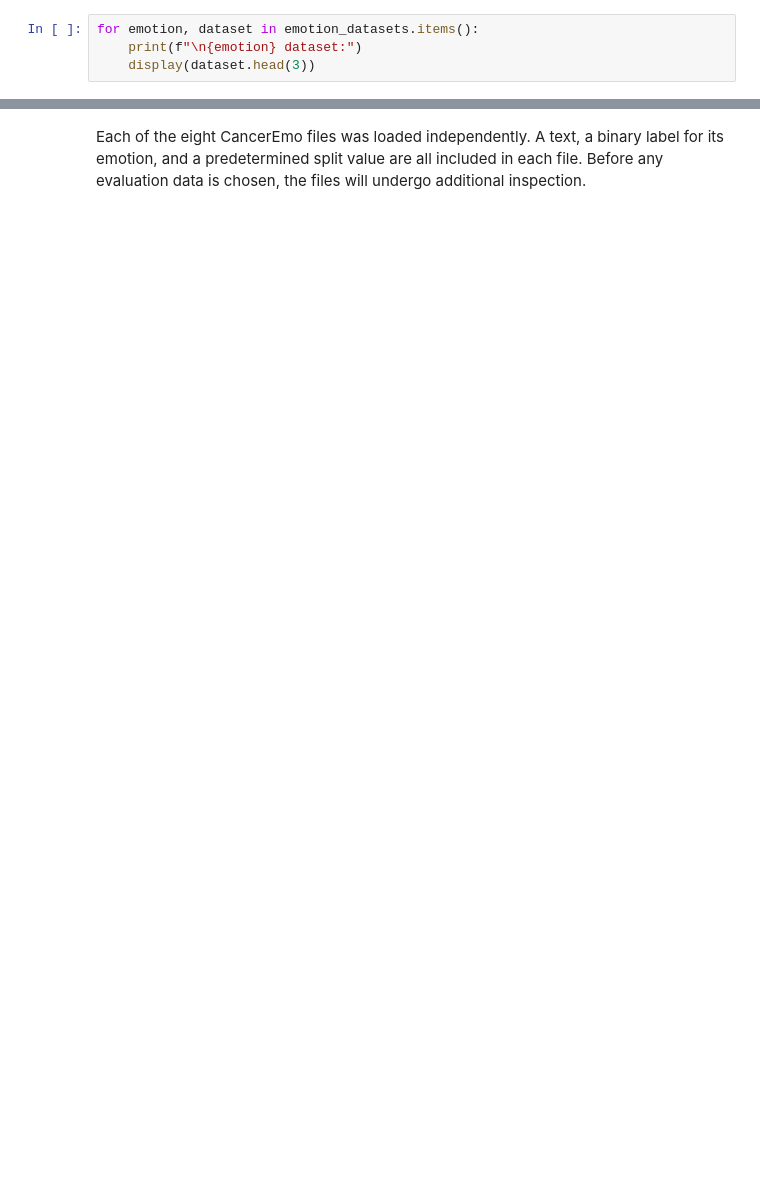
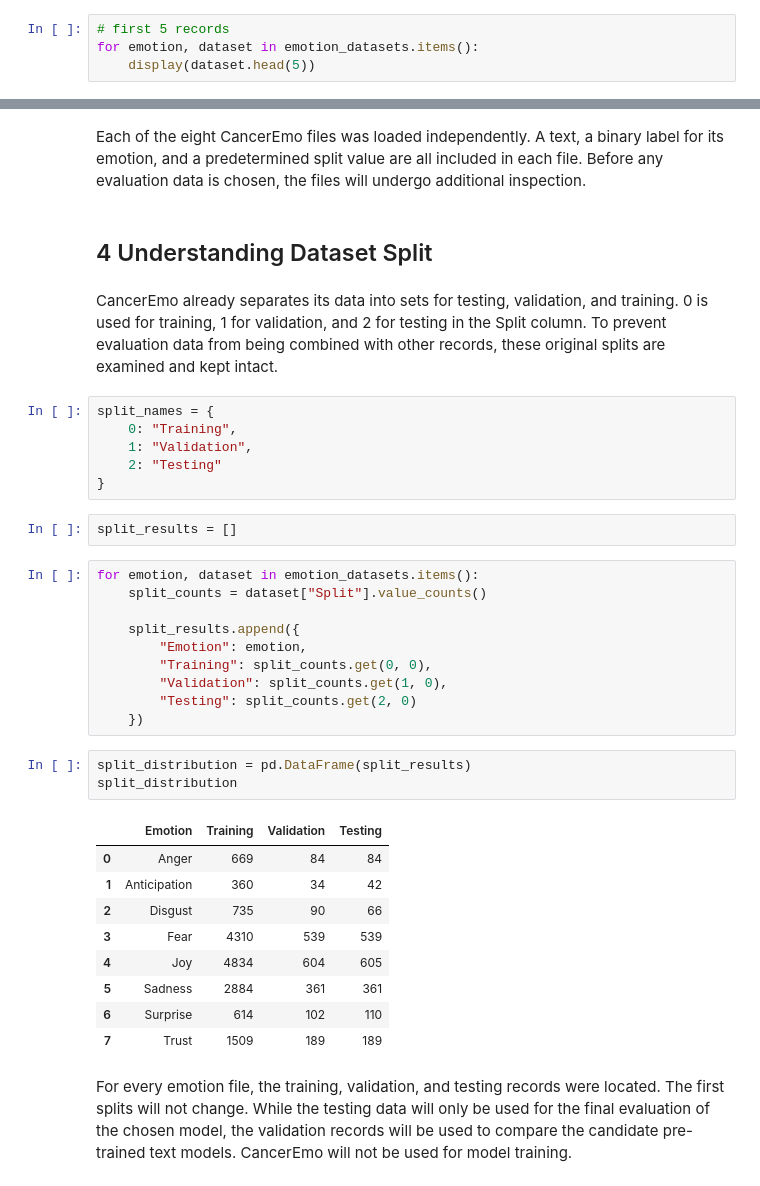
Before and after one commit to SubathraSIM/CM3020_Final_Year_Project, a Jupyter notebook: notebooks/dataset_exploration/canceremo_exploration.ipynb, the cells around one changed output, grey strips where cells are left out. Drawn from its saved outputs; the diff is of its cells as text; blank space fills up the shorter version.

Commit message:
notebooks data exploration

```diff
--- a/notebooks/dataset_exploration/canceremo_exploration.ipynb
+++ b/notebooks/dataset_exploration/canceremo_exploration.ipynb
@@ -42,6 +55,6 @@ for emotion, filename in emotion_files.items():
 # %% [markdown]
 To verify that the split columns, emotion label, and phrase were loaded correctly, the first data from each file are shown.
 # %%
+# first 5 records
 for emotion, dataset in emotion_datasets.items():
-    print(f"\n{emotion} dataset:")
-    display(dataset.head(3))
+    display(dataset.head(5))
@@ -48,2 +110,39 @@ for emotion, dataset in emotion_datasets.items():
 # %% [markdown]
 Each of the eight CancerEmo files was loaded independently. A text, a binary label for its emotion, and a predetermined split value are all included in each file. Before any evaluation data is chosen, the files will undergo additional inspection.
+# %% [markdown]
+## 4 Understanding Dataset Split
+# %% [markdown]
+CancerEmo already separates its data into sets for testing, validation, and training. 0 is used for training, 1 for validation, and 2 for testing in the Split column. To prevent evaluation data from being combined with other records, these original splits are examined and kept intact.
+# %%
+split_names = {
+    0: "Training",
+    1: "Validation",
+    2: "Testing"
+}
+# %%
+split_results = []
+# %%
+for emotion, dataset in emotion_datasets.items():
+    split_counts = dataset["Split"].value_counts()
+
+    split_results.append({
+        "Emotion": emotion,
+        "Training": split_counts.get(0, 0),
+        "Validation": split_counts.get(1, 0),
+        "Testing": split_counts.get(2, 0)
+    })
+# %%
+split_distribution = pd.DataFrame(split_results)
+split_distribution
+# %% [output]
+|  | Emotion | Training | Validation | Testing |
+| 0 | Anger | 669 | 84 | 84 |
+| 1 | Anticipation | 360 | 34 | 42 |
+| 2 | Disgust | 735 | 90 | 66 |
+| 3 | Fear | 4310 | 539 | 539 |
+| 4 | Joy | 4834 | 604 | 605 |
+| 5 | Sadness | 2884 | 361 | 361 |
+| 6 | Surprise | 614 | 102 | 110 |
+| 7 | Trust | 1509 | 189 | 189 |
+# %% [markdown]
+For every emotion file, the training, validation, and testing records were located. The first splits will not change. While the testing data will only be used for the final evaluation of the chosen model, the validation records will be used to compare the candidate pre-trained text models. CancerEmo will not be used for model training.
```
Also changed, not shown: parts of 32 cells of this notebook, 5 other files.
